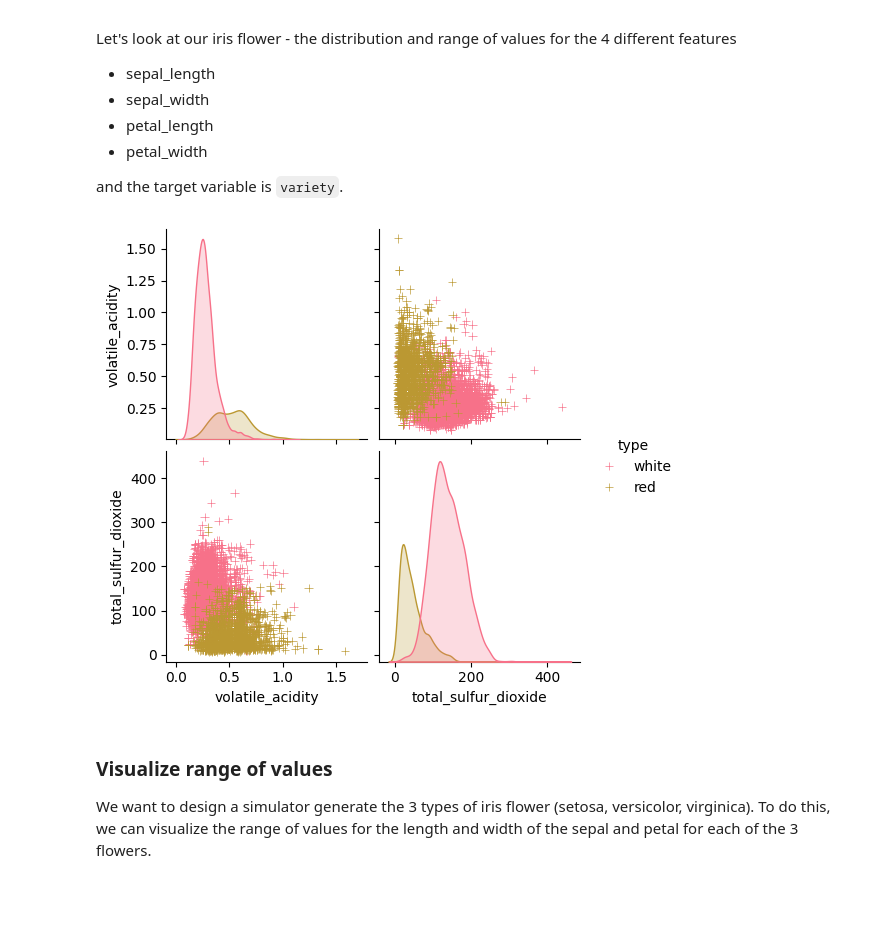
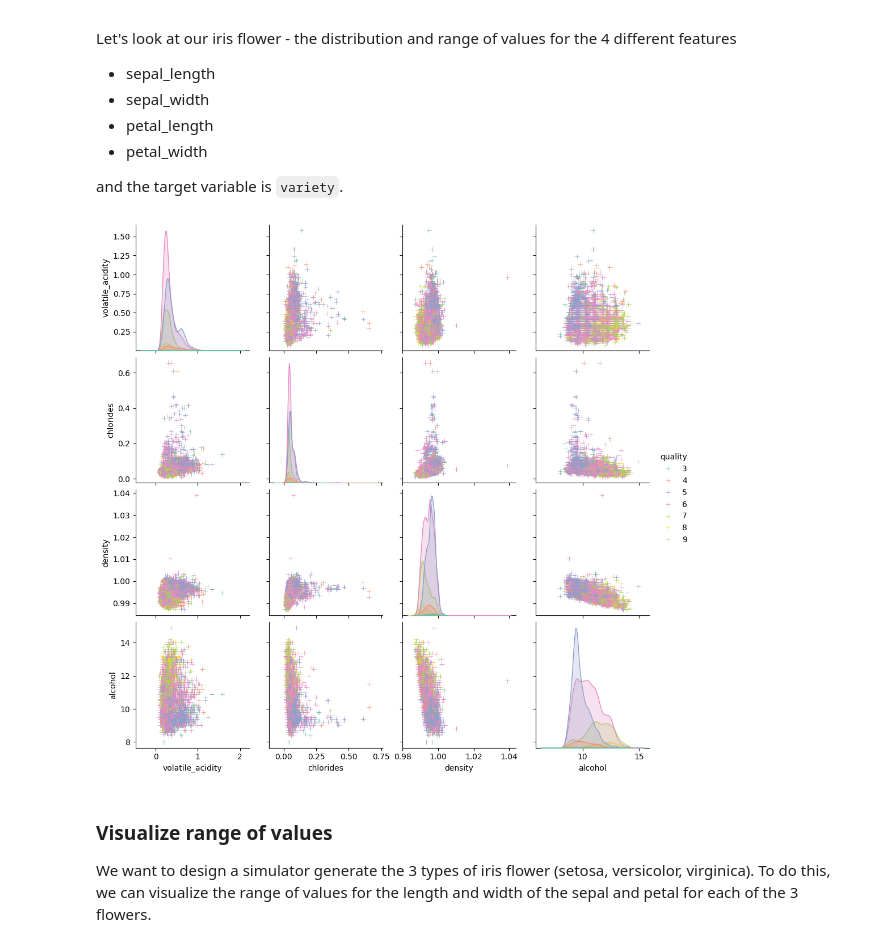
Before and after one commit to wenjianma/ID2223Lab1Task2, a Jupyter notebook: wine-eda-and-backfill-feature-group.ipynb, the cells around one changed output. Drawn from its saved outputs; the diff is of its cells as text; code cells hidden in the pictures; blank space fills up the shorter version.

Commit message:
fix, v2 data and training pipeline

```diff
--- a/wine-eda-and-backfill-feature-group.ipynb
+++ b/wine-eda-and-backfill-feature-group.ipynb
@@ -104,8 +103,8 @@ Data columns (total 13 columns):
 dtypes: float64(11), int64(1), object(1)
 memory usage: 660.0+ KB
 # %%
-df_transformed = pd.get_dummies(wine_df, columns=['type'])
-df_transformed.info()
+wine_df = pd.get_dummies(wine_df, columns=['type'])
+wine_df.info()
 # %% [output]
 <class 'pandas.core.frame.DataFrame'>
 RangeIndex: 6497 entries, 0 to 6496
@@ -125,11 +124,11 @@ Data columns (total 14 columns):
 dtypes: bool(2), float64(11), int64(1)
 memory usage: 621.9 KB
 # %%
-target_variable = 'type_white'
-correlation_matrix = df_transformed.corr()
+target_variable = 'quality'
+correlation_matrix = wine_df.corr()
 print(correlation_matrix[target_variable].sort_values(ascending=False))
-correlation_upper_threshold = 0.6
-correlation_lower_threshold = - 0.6
+correlation_upper_threshold = 0.15
+correlation_lower_threshold = - 0.15
 columns_to_drop = correlation_matrix[(correlation_matrix[target_variable] < correlation_upper_threshold) &
                                      (correlation_matrix[target_variable] > correlation_lower_threshold)].index
 wine_df = wine_df.drop(columns=columns_to_drop)
@@ -155,5 +170,9 @@ memory usage: 152.4+ KB
 # %%
-wine_df.rename(columns={'volatile acidity': 'volatile_acidity'}, inplace=True)
-wine_df.rename(columns={'total sulfur dioxide': 'total_sulfur_dioxide'}, inplace=True)
-wine_df.info()
+quality_counter = pd.DataFrame(wine_df['quality'].value_counts()).sort_values(by=["quality"])
+# quality_counter
+plt.bar(quality_counter.index, quality_counter['count'])
+plt.xlabel('Quality')
+plt.ylabel('Count')
+plt.title('Distribution of Wine Quality')
+plt.show()
 # %% [output]
@@ -178,10 +188,11 @@ Let's look at our iris flower - the distribution and range of values for the 4 d
 
  and the target variable is `variety`.
 # %%
-g = sns.pairplot(wine_df, hue='type', markers='+')
+custom_palette = sns.color_palette("Set2", len(wine_df['quality'].unique()))
+g = sns.pairplot(wine_df, hue='quality', markers='+', palette=custom_palette)
 plt.show()
 # %% [output]
-[figure, old version]
+[figure, new version]
 # %% [markdown]
 ### Visualize range of values
 
```
Also changed, not shown: parts of 9 cells of this notebook, 2 other files.
